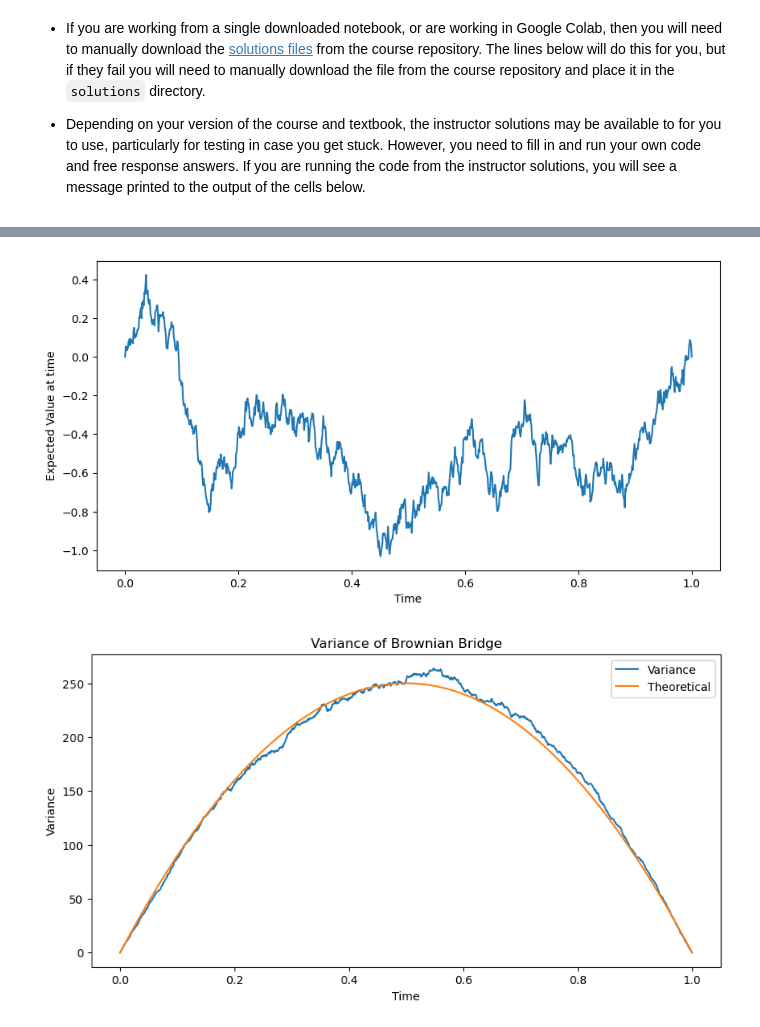
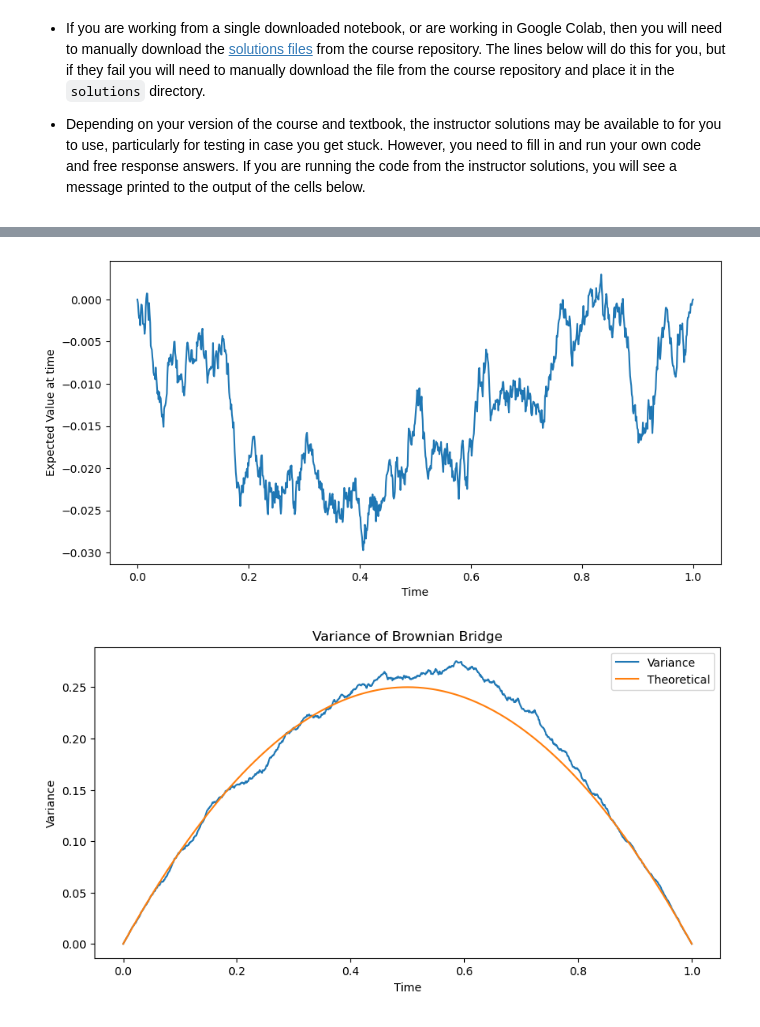
Before and after one commit to Merkona/cphy, a Jupyter notebook: hw/brownian_bridge.ipynb, the cells around one changed output, grey strips where cells are left out. Drawn from its saved outputs; the diff is of its cells as text; code cells hidden in the pictures.

```diff
--- a/hw/brownian_bridge.ipynb
+++ b/hw/brownian_bridge.ipynb
@@ -222,7 +271,7 @@ bridge = BrownianBridgeTransform(T=1.0, a=0.0, b=0.0)
 ## Simulate many bridges and plot them
 all_bridges = [bridge.simulate(1000) for _ in range(1000)]
 all_bridges = np.array(all_bridges)
-time_vals = np.linspace(0, bridge.T, 1000 + 1)
+time_vals = np.linspace(0, bridge.T, 1000)
 
 plt.figure(figsize=(9, 4))
 plt.plot(time_vals, all_bridges.T, color='black', alpha=0.03);
@@ -248,19 +297,19 @@ plt.show()
 # %%
 ## check expected mean
 plt.figure(figsize=(10, 5))
 plt.plot(time_vals, np.mean(all_bridges, axis=0))
 plt.xlabel('Time')
 plt.ylabel('Expected Value at time')
 
 ## check variance
 plt.figure(figsize=(10, 5))
 plt.plot(time_vals, np.var(all_bridges, axis=0))
-plt.plot(time_vals, time_vals * (1 - time_vals) * 1000)
+plt.plot(time_vals, time_vals * (1 - time_vals))
 plt.legend(['Variance', 'Theoretical'])
 plt.xlabel('Time')
 plt.ylabel('Variance')
 plt.title('Variance of Brownian Bridge')
 plt.show()
 # %% [output]
-[figure, old version]
+[figure, new version]
-[figure, old version]
+[figure, new version]
```
Also changed, not shown: parts of 9 cells of this notebook.
